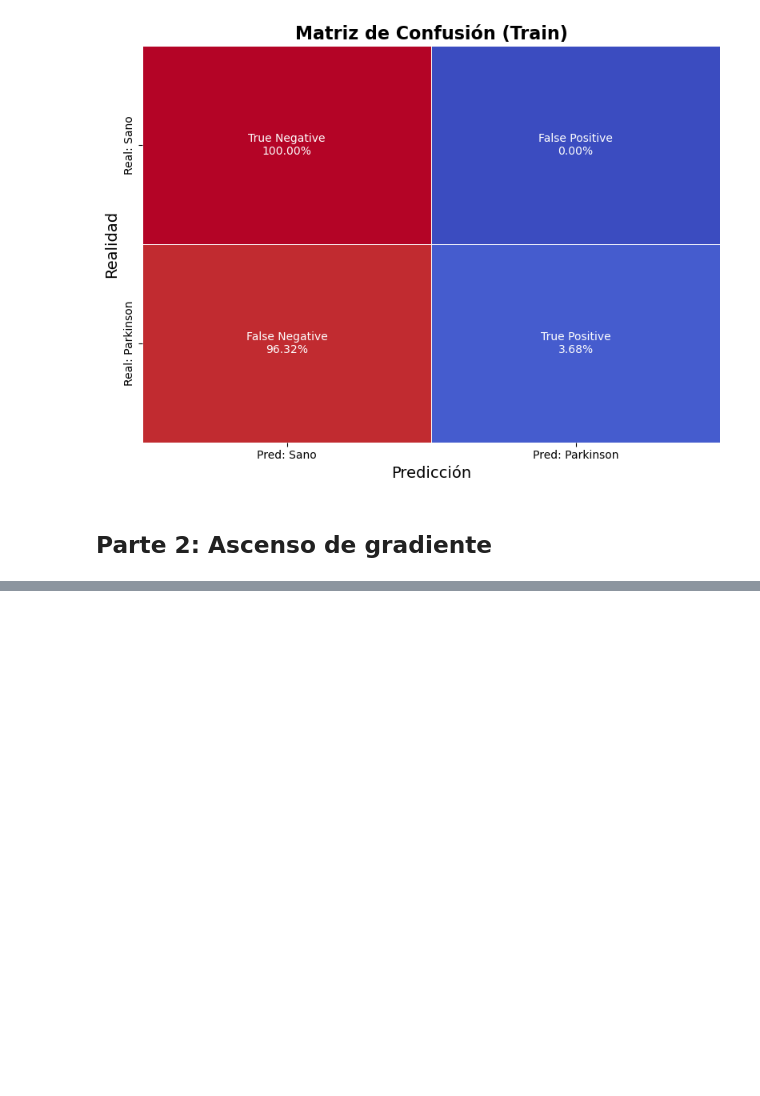
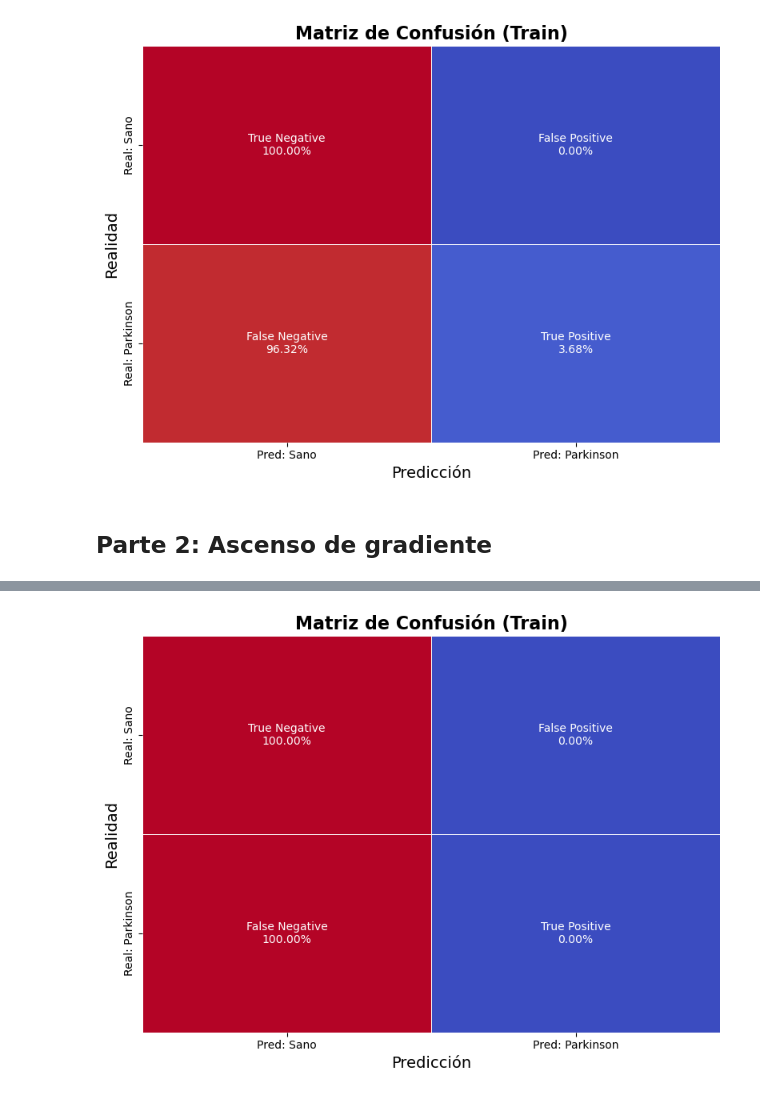
Before and after one commit to seremare9/TP2metodos, a Jupyter notebook: gd.ipynb, the cells around one changed output, grey strips where cells are left out. Cells and saved outputs as stored; diff of their text form; code cells hidden in the pictures; blank space fills up the shorter version.

```diff
--- a/gd.ipynb
+++ b/gd.ipynb
@@ -651,0 +674,25 @@ plt.show()
+# %%
+conf_matrix_desc = np.array([[TN_pct, FP_pct],[FN_pct, TP_pct]])
+
+labels_text = [["True Negative", "False Positive"],["False Negative", "True Positive"]]
+
+annot = np.empty_like(conf_matrix_desc).astype(str)
+for i in range(conf_matrix_desc.shape[0]):
+    for j in range(conf_matrix_desc.shape[1]):
+        annot[i, j] = f"{labels_text[i][j]}\n{conf_matrix_desc[i, j]:.2f}%"
+
+
+plt.figure(figsize=(8, 6))
+
+sns.heatmap(conf_matrix_desc, annot=annot, fmt='', cmap="coolwarm",
+            xticklabels=["Pred: Sano", "Pred: Parkinson"],
+            yticklabels=["Real: Sano", "Real: Parkinson"],
+            cbar=False, linewidths=0.5, linecolor='white')
+
+plt.title("Matriz de Confusión (Train)", fontsize=16, weight='bold')
+plt.xlabel("Predicción", fontsize=14)
+plt.ylabel("Realidad", fontsize=14)
+plt.tight_layout()
+plt.show()
+# %% [output]
+[figure, added]
```
Also changed, not shown: parts of 13 cells of this notebook.
